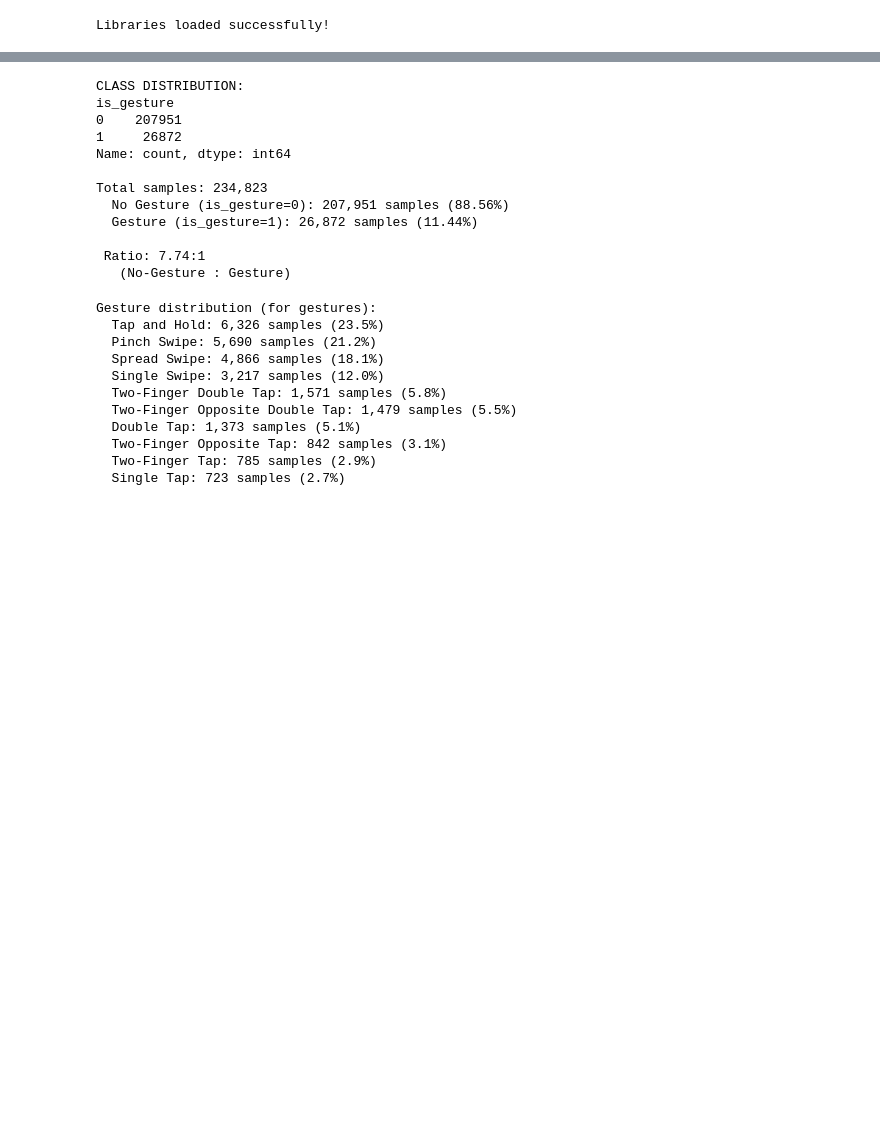
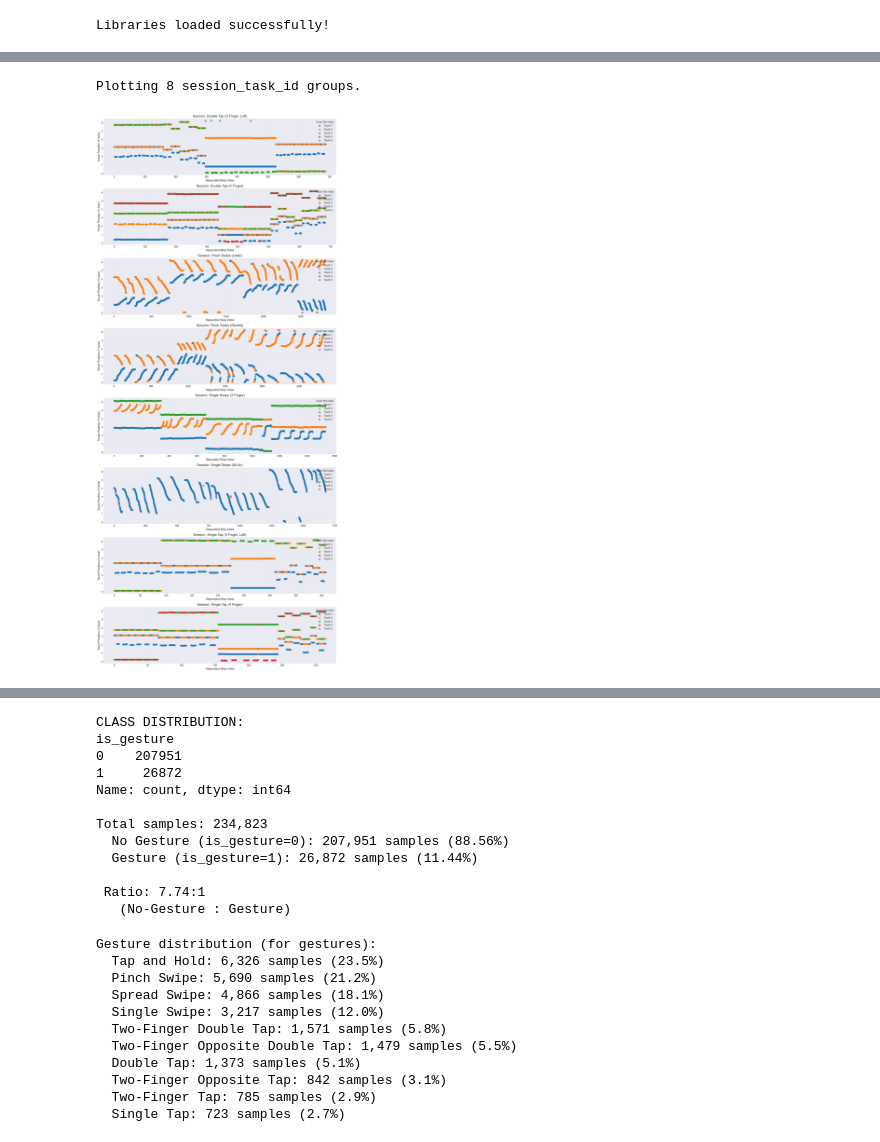
Before and after one commit to gutentag2012/master-knob-data-analysis, a Jupyter notebook: machinel-learning-binary.ipynb, the cells around one changed output, grey strips where cells are left out. Drawn from its saved outputs; the diff is of its cells as text; code cells hidden in the pictures; blank space fills up the shorter version.

```diff
--- a/machinel-learning-binary.ipynb
+++ b/machinel-learning-binary.ipynb
@@ -239,0 +489,5 @@ memory usage: 48.4+ MB
+# %%
+plot_stabilized_touches(df)
+# %% [output]
+Plotting 8 session_task_id groups.
+[figure, added]
```
Also changed, not shown: parts of 29 cells of this notebook, 12 other files.
